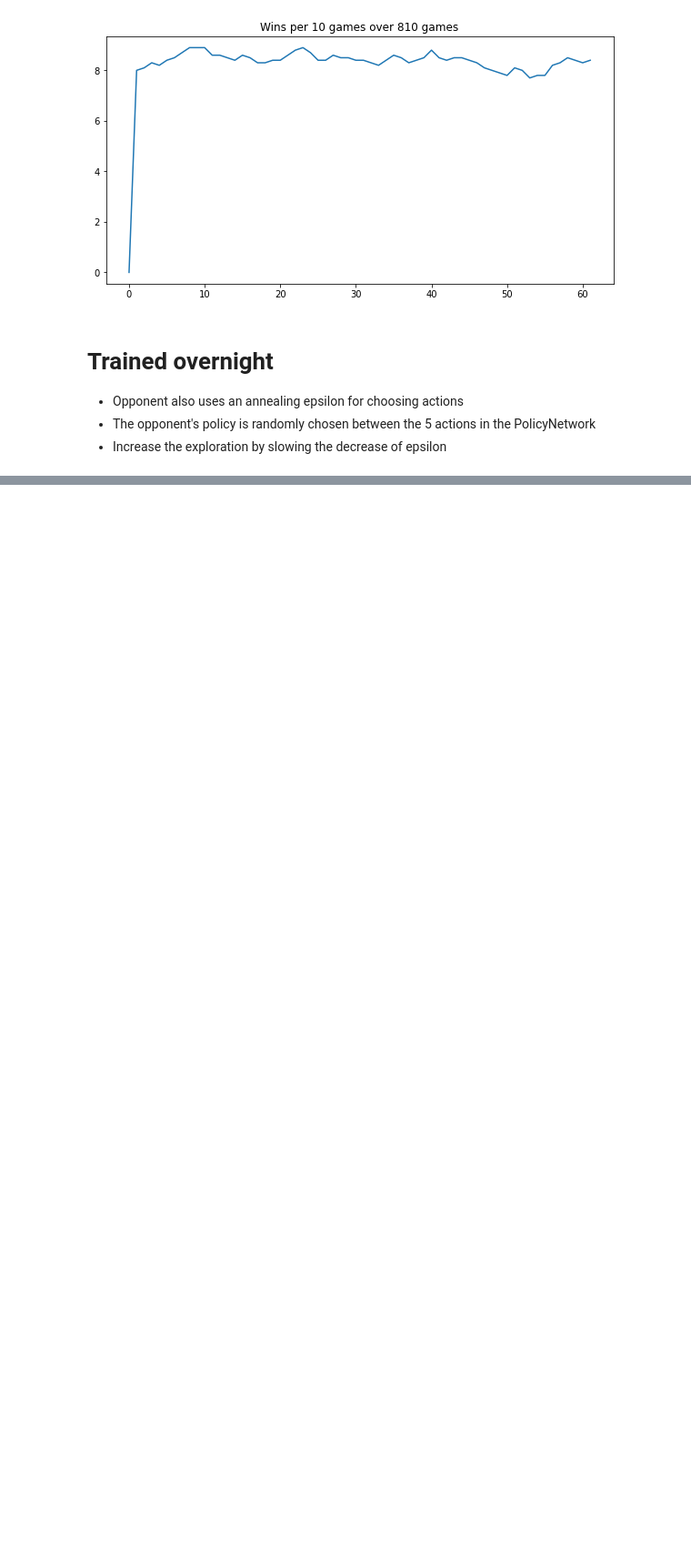
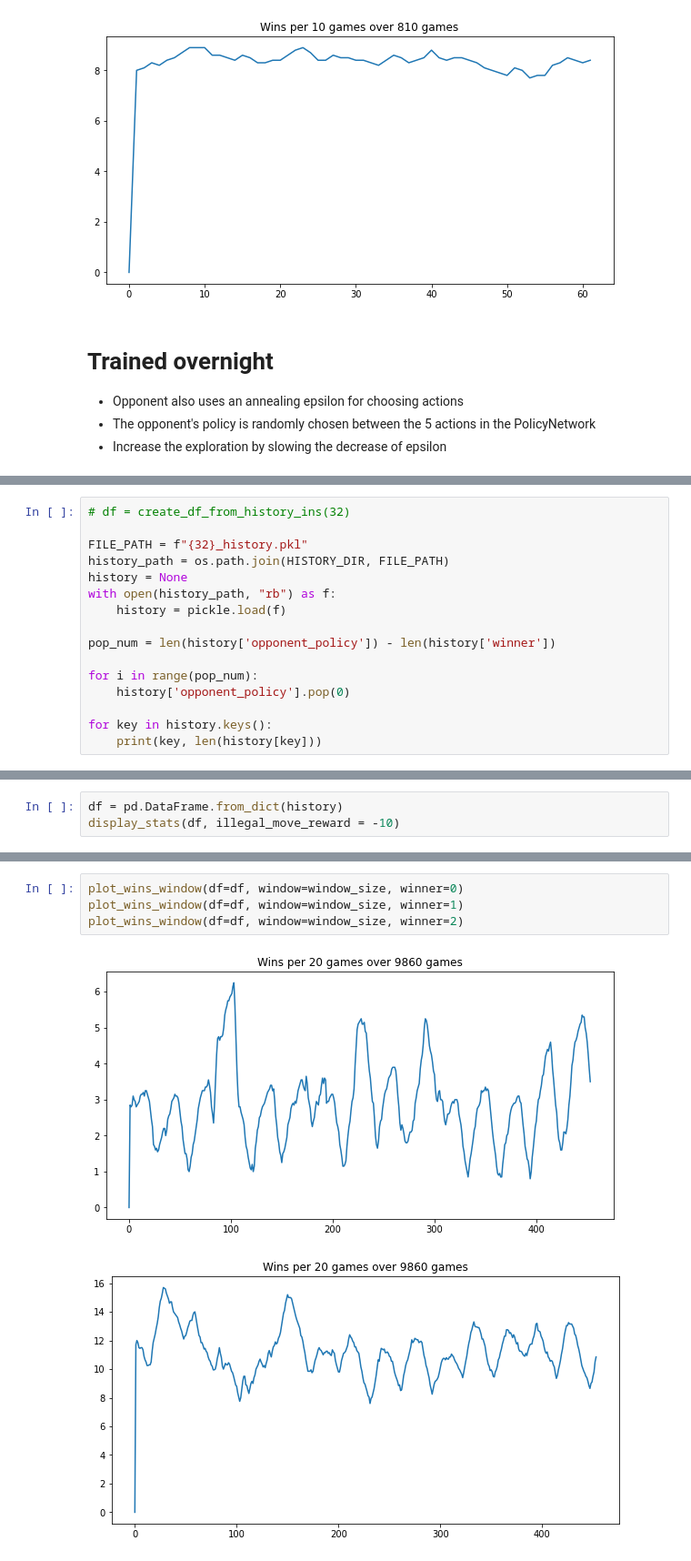
Before and after one commit to olestole/dqn-connect-4, a Jupyter notebook: connect_x/analytics.ipynb, the cells around one changed output, grey strips where cells are left out. Shown at 91% size. Cells and saved outputs as stored; diff of their text form; blank space fills up the shorter version.

```diff
--- a/connect_x/analytics.ipynb
+++ b/connect_x/analytics.ipynb
@@ -884,0 +961,16 @@ Number of illegal moves by Player 1:
+# %%
+# df = create_df_from_history_ins(32)
+
+FILE_PATH = f"{32}_history.pkl"
+history_path = os.path.join(HISTORY_DIR, FILE_PATH)
+history = None
+with open(history_path, "rb") as f:
+    history = pickle.load(f)
+
+pop_num = len(history['opponent_policy']) - len(history['winner'])
+
+for i in range(pop_num):
+    history['opponent_policy'].pop(0)
+
+for key in history.keys():
+    print(key, len(history[key]))
@@ -884,0 +986,3 @@ Number of illegal moves by Player 1:
+# %%
+df = pd.DataFrame.from_dict(history)
+display_stats(df, illegal_move_reward = -10)
@@ -884,0 +1007,7 @@ Number of illegal moves by Player 1:
+# %%
+plot_wins_window(df=df, window=window_size, winner=0)
+plot_wins_window(df=df, window=window_size, winner=1)
+plot_wins_window(df=df, window=window_size, winner=2)
+# %% [output]
+[figure, added]
+[figure, added]
```
Also changed, not shown: parts of 30 cells of this notebook, 8 other files.
